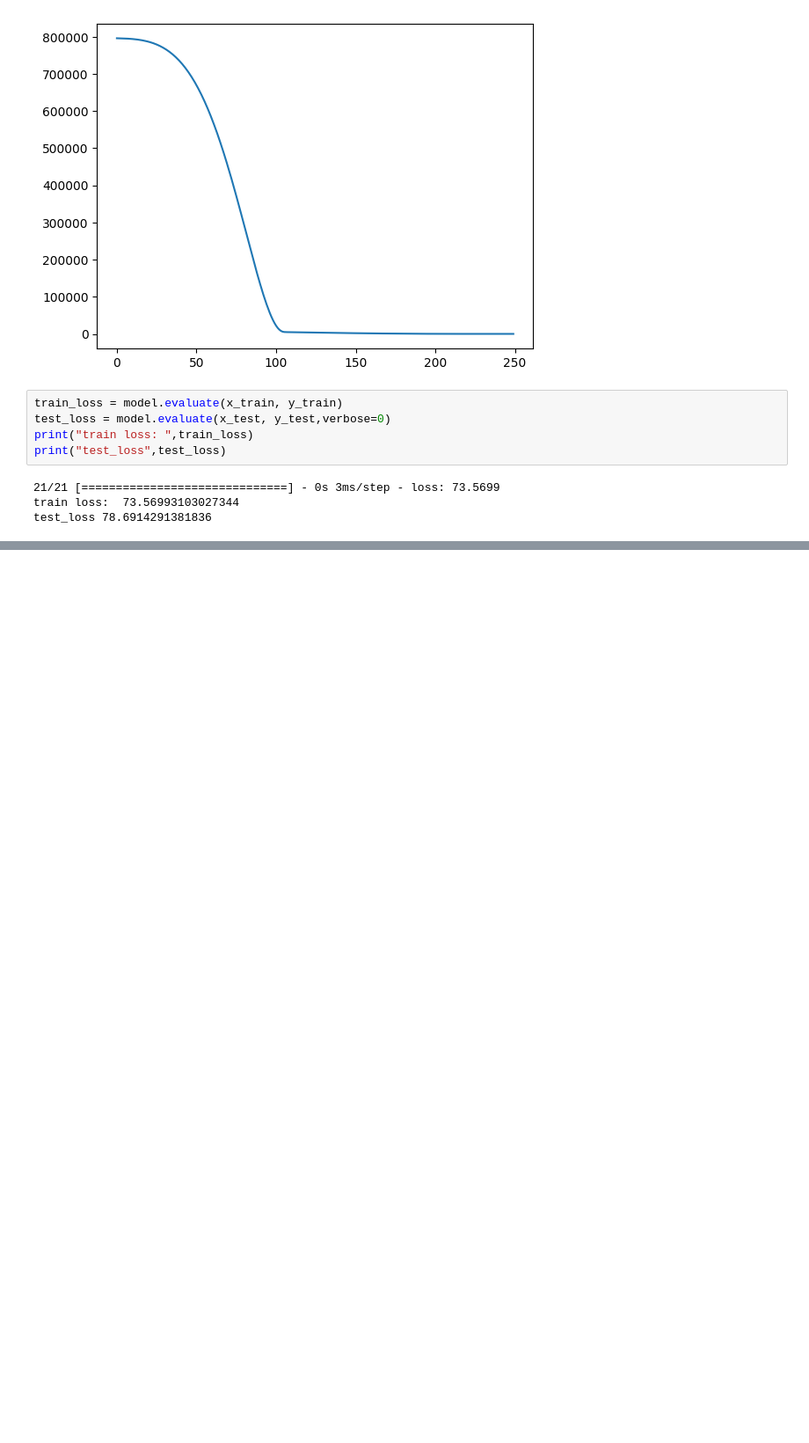
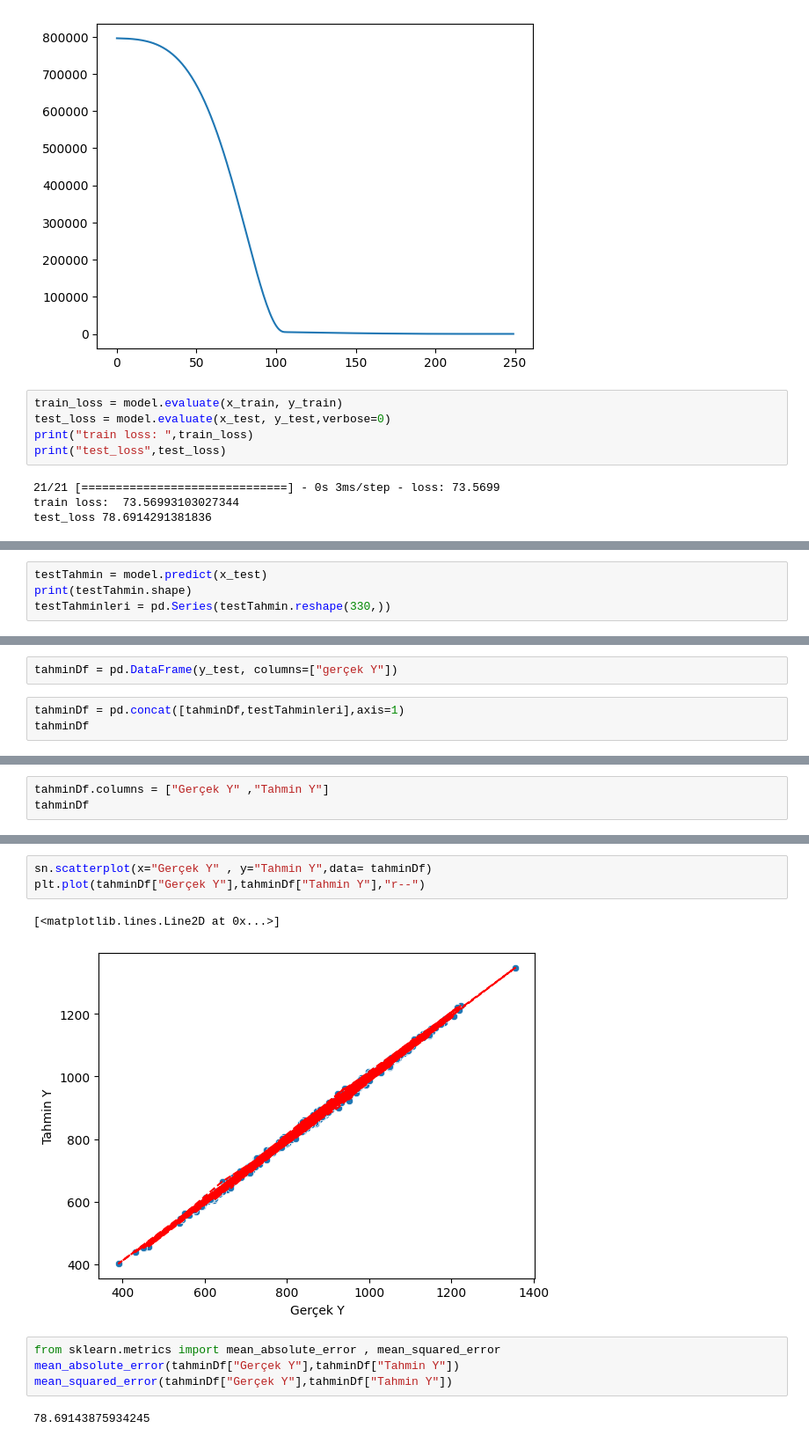
Before and after one commit to osmantemel/data-science, a Jupyter notebook: Tensorflow/Model1/1.ipynb, the cells around one changed output, grey strips where cells are left out. Shown: that part at 88% size. Saved outputs shown, nothing was run; the diff lists cells and outputs as text; blank space fills up the shorter version.

```diff
--- a/Tensorflow/Model1/1.ipynb
+++ b/Tensorflow/Model1/1.ipynb
@@ -118,0 +121,4 @@ test_loss 78.6914291381836
+# %%
+testTahmin = model.predict(x_test)
+print(testTahmin.shape)
+testTahminleri = pd.Series(testTahmin.reshape(330,))
@@ -118,0 +128,5 @@ test_loss 78.6914291381836
+# %%
+tahminDf = pd.DataFrame(y_test, columns=["gerçek Y"])
+# %%
+tahminDf = pd.concat([tahminDf,testTahminleri],axis=1)
+tahminDf
@@ -118,0 +147,3 @@ test_loss 78.6914291381836
+# %%
+tahminDf.columns = ["Gerçek Y" ,"Tahmin Y"]
+tahminDf
@@ -118,0 +164,12 @@ test_loss 78.6914291381836
+# %%
+sn.scatterplot(x="Gerçek Y" , y="Tahmin Y",data= tahminDf)
+plt.plot(tahminDf["Gerçek Y"],tahminDf["Tahmin Y"],"r--")
+# %% [output]
+[<matplotlib.lines.Line2D at 0x...>]
+[figure, added]
+# %%
+from sklearn.metrics import mean_absolute_error , mean_squared_error
+mean_absolute_error(tahminDf["Gerçek Y"],tahminDf["Tahmin Y"])
+mean_squared_error(tahminDf["Gerçek Y"],tahminDf["Tahmin Y"])
+# %% [output]
+78.69143875934245
```
Also changed, not shown: parts of 7 cells of this notebook.
